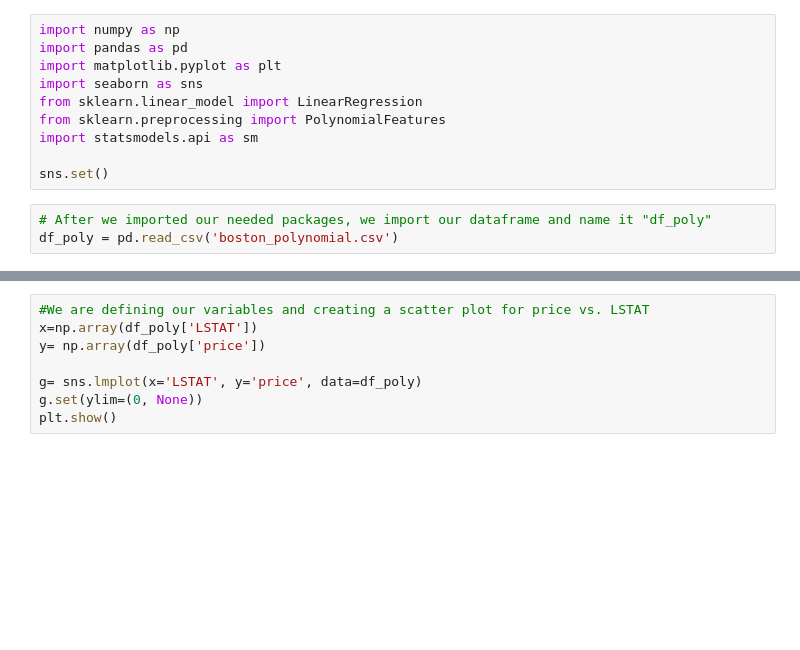
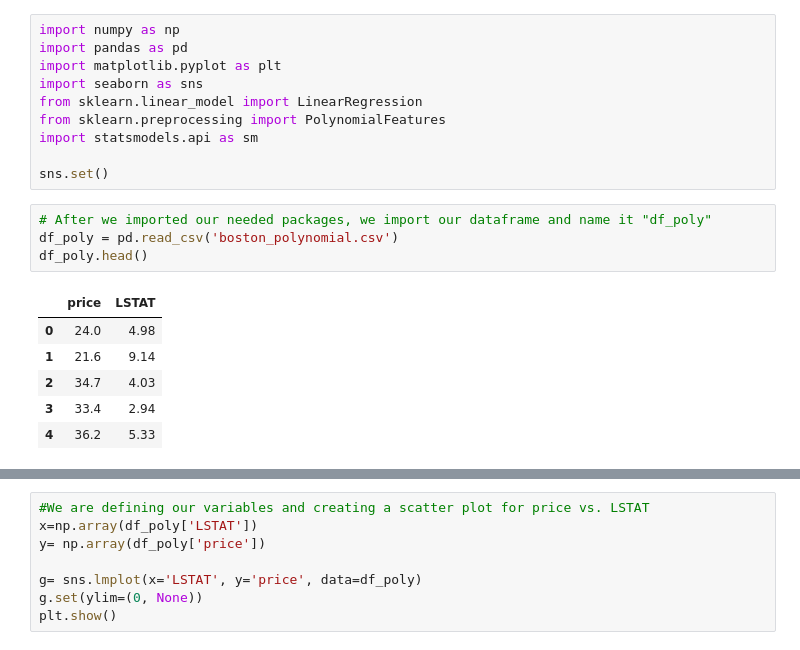
Before and after one commit to CwadeJones/MLCJ-2021, a Jupyter notebook: HW4/HW4-PT2.ipynb, the cells around one changed output, grey strips where cells are left out. Cells and saved outputs as stored; diff of their text form; blank space fills up the shorter version.

```diff
--- a/HW4/HW4-PT2.ipynb
+++ b/HW4/HW4-PT2.ipynb
@@ -11,3 +11,11 @@ sns.set()
 # %%
 # After we imported our needed packages, we import our dataframe and name it "df_poly"
 df_poly = pd.read_csv('boston_polynomial.csv')
+df_poly.head()
+# %% [output]
+|  | price | LSTAT |
+| 0 | 24.0 | 4.98 |
+| 1 | 21.6 | 9.14 |
+| 2 | 34.7 | 4.03 |
+| 3 | 33.4 | 2.94 |
+| 4 | 36.2 | 5.33 |
```
Also changed, not shown: parts of 11 cells of this notebook.
